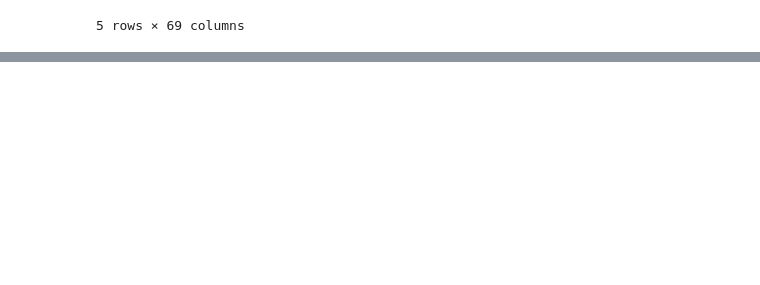
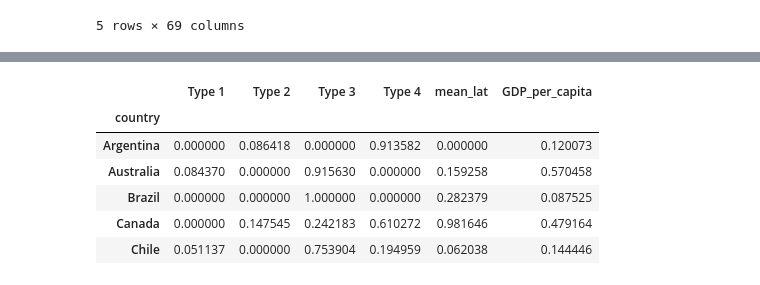
Before and after one commit to SeaAroundUs/end-use-clustering, a Jupyter notebook: src/EC_workbook.ipynb, the cells around one changed output, grey strips where cells are left out. Drawn from its saved outputs; the diff is of its cells as text; code cells hidden in the pictures; blank space fills up the shorter version.

Commit message:
Add gdp and mean lat

```diff
--- a/src/EC_workbook.ipynb
+++ b/src/EC_workbook.ipynb
@@ -323,0 +410,10 @@ gdp_per_capita.head()
+# %%
+add_cols = countries_df.join(
+    [mean_lat['mean_lat'], gdp_per_capita['GDP_per_capita']])
+# %%
+from sklearn.preprocessing import MinMaxScaler
+
+scaler = MinMaxScaler()
+scaled_cols = scaler.fit_transform(add_cols)
+# %%
+add_cols[['mean_lat', 'GDP_per_capita']] = scaled_cols
@@ -323,0 +441,12 @@ gdp_per_capita.head()
+# %%
+combined_w = cleaned_w.join(add_cols)
+# %%
+combined_w.head()
+# %% [output]
+|  | Type 1 | Type 2 | Type 3 | Type 4 | mean_lat | GDP_per_capita |
+| country |  |  |  |  |  |  |
+| Argentina | 0.000000 | 0.086418 | 0.000000 | 0.913582 | 0.000000 | 0.120073 |
+| Australia | 0.084370 | 0.000000 | 0.915630 | 0.000000 | 0.159258 | 0.570458 |
+| Brazil | 0.000000 | 0.000000 | 1.000000 | 0.000000 | 0.282379 | 0.087525 |
+| Canada | 0.000000 | 0.147545 | 0.242183 | 0.610272 | 0.981646 | 0.479164 |
+| Chile | 0.051137 | 0.000000 | 0.753904 | 0.194959 | 0.062038 | 0.144446 |
```
Also changed, not shown: parts of 21 cells of this notebook, 4 other files.
